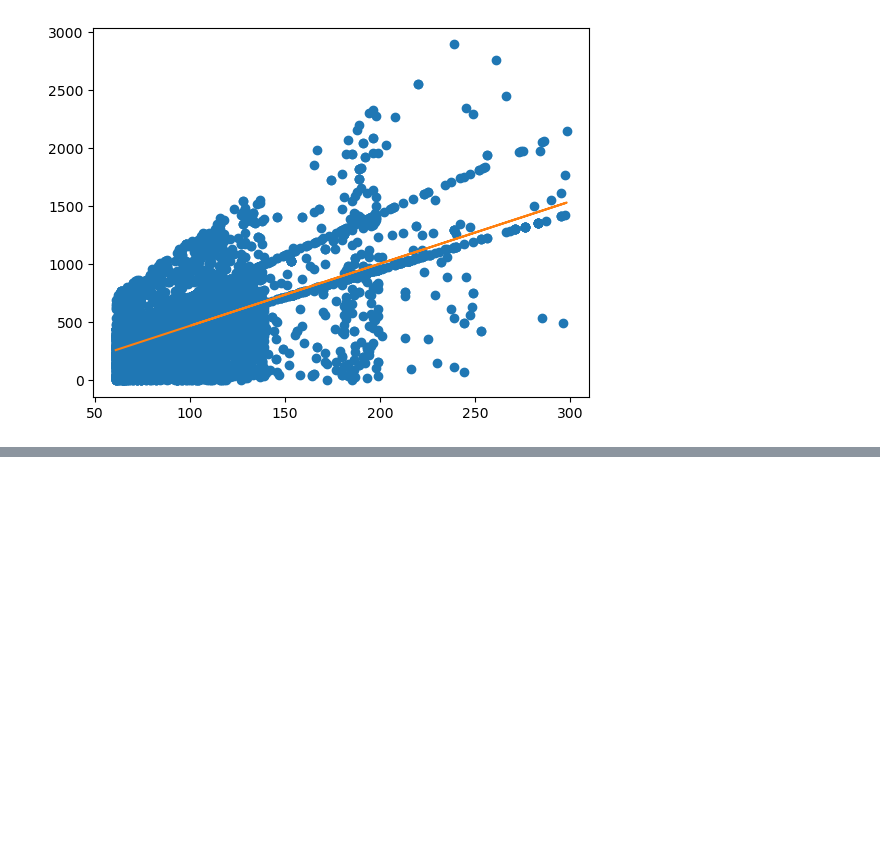
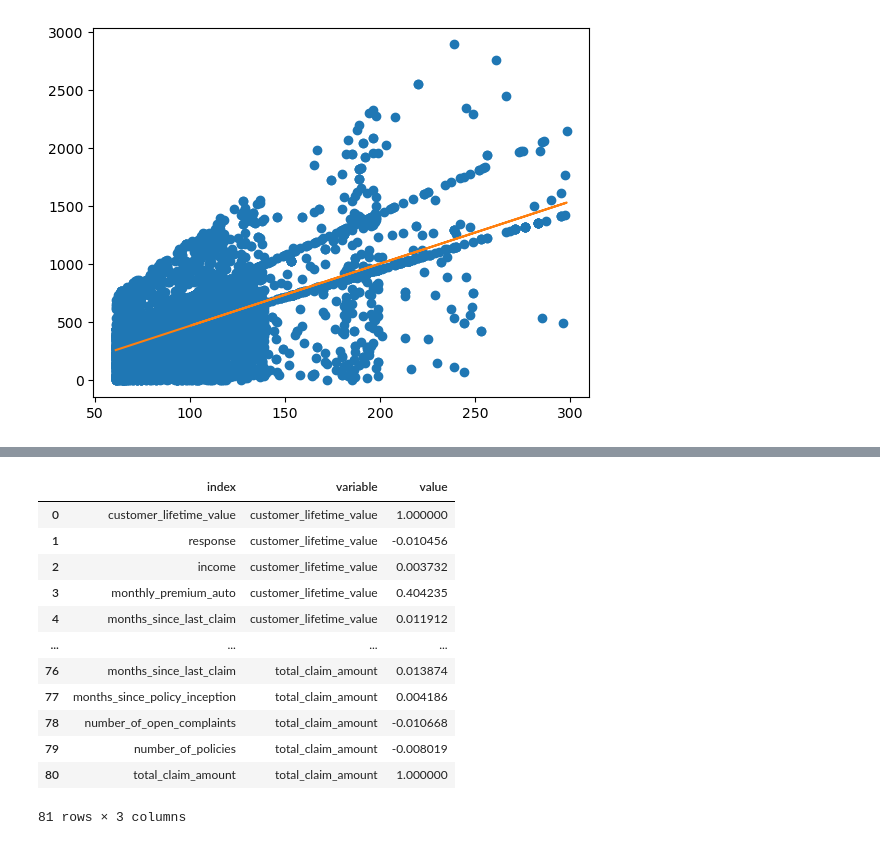
Before and after one commit to Frussen/ironhack_lab, a Jupyter notebook: Week 2 - EDA/lab2.4_data_visualization.ipynb, the cells around one changed output, grey strips where cells are left out. Saved outputs shown, nothing was run; the diff lists cells and outputs as text; code cells hidden in the pictures; blank space fills up the shorter version.

```diff
--- a/Week 2 - EDA/lab2.4_data_visualization.ipynb
+++ b/Week 2 - EDA/lab2.4_data_visualization.ipynb
@@ -192,0 +205,5 @@ plt.plot(x, m*x+b)
+# %%
+corr.to_csv('customer_correlation.csv', sep='\t', encoding='utf-8')
+corr.reset_index(inplace=True)
+# %%
+corr_relations = pd.melt(corr, id_vars='index')
@@ -192,0 +212,16 @@ plt.plot(x, m*x+b)
+# %%
+corr_relations
+# %% [output]
+|  | index | variable | value |
+| 0 | customer_lifetime_value | customer_lifetime_value | 1.000000 |
+| 1 | response | customer_lifetime_value | -0.010456 |
+| 2 | income | customer_lifetime_value | 0.003732 |
+| 3 | monthly_premium_auto | customer_lifetime_value | 0.404235 |
+| 4 | months_since_last_claim | customer_lifetime_value | 0.011912 |
+| ... | ... | ... | ... |
+| 76 | months_since_last_claim | total_claim_amount | 0.013874 |
+| 77 | months_since_policy_inception | total_claim_amount | 0.004186 |
+| 78 | number_of_open_complaints | total_claim_amount | -0.010668 |
+| 79 | number_of_policies | total_claim_amount | -0.008019 |
+| 80 | total_claim_amount | total_claim_amount | 1.000000 |
+81 rows × 3 columns
```
Also changed, not shown: parts of 5 cells of this notebook, 7 other files.
